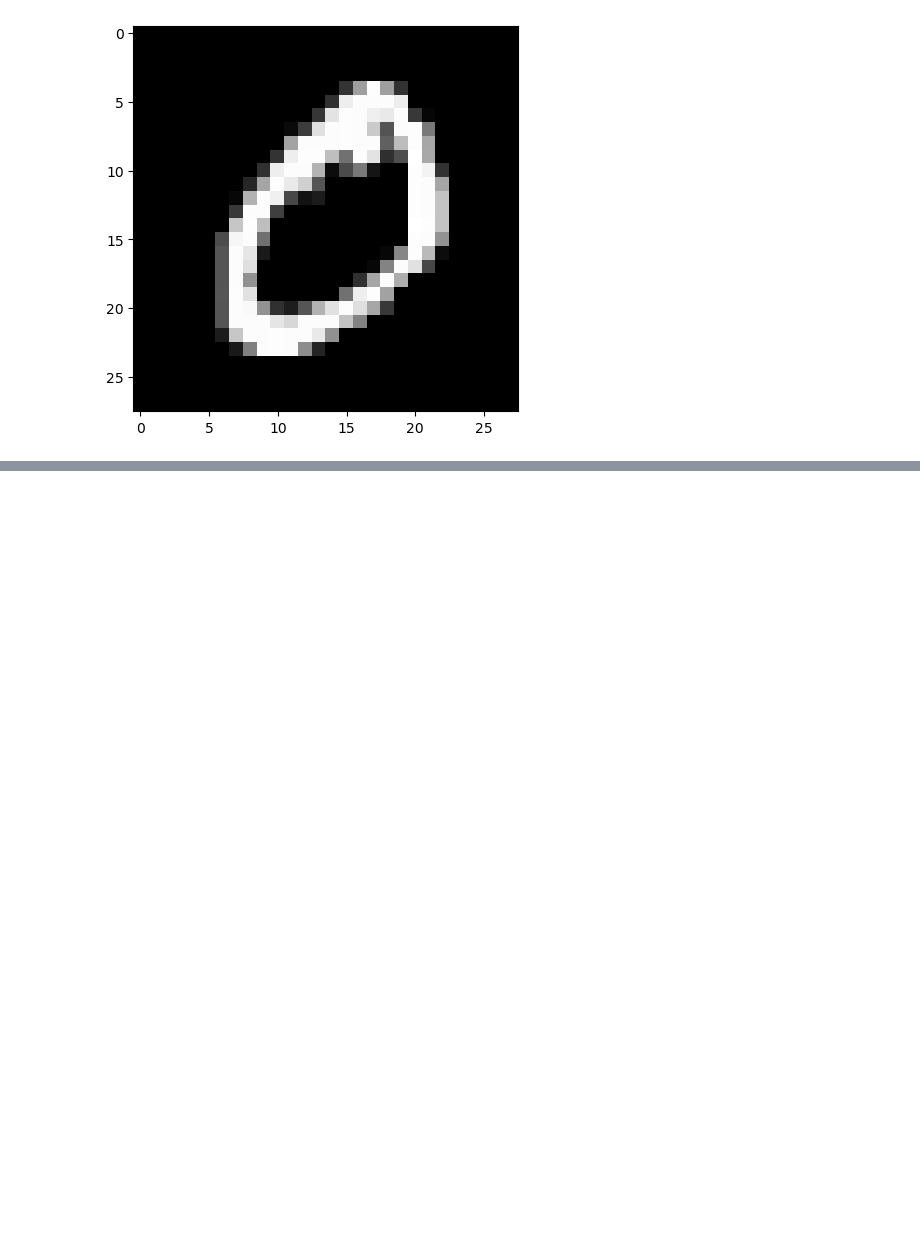
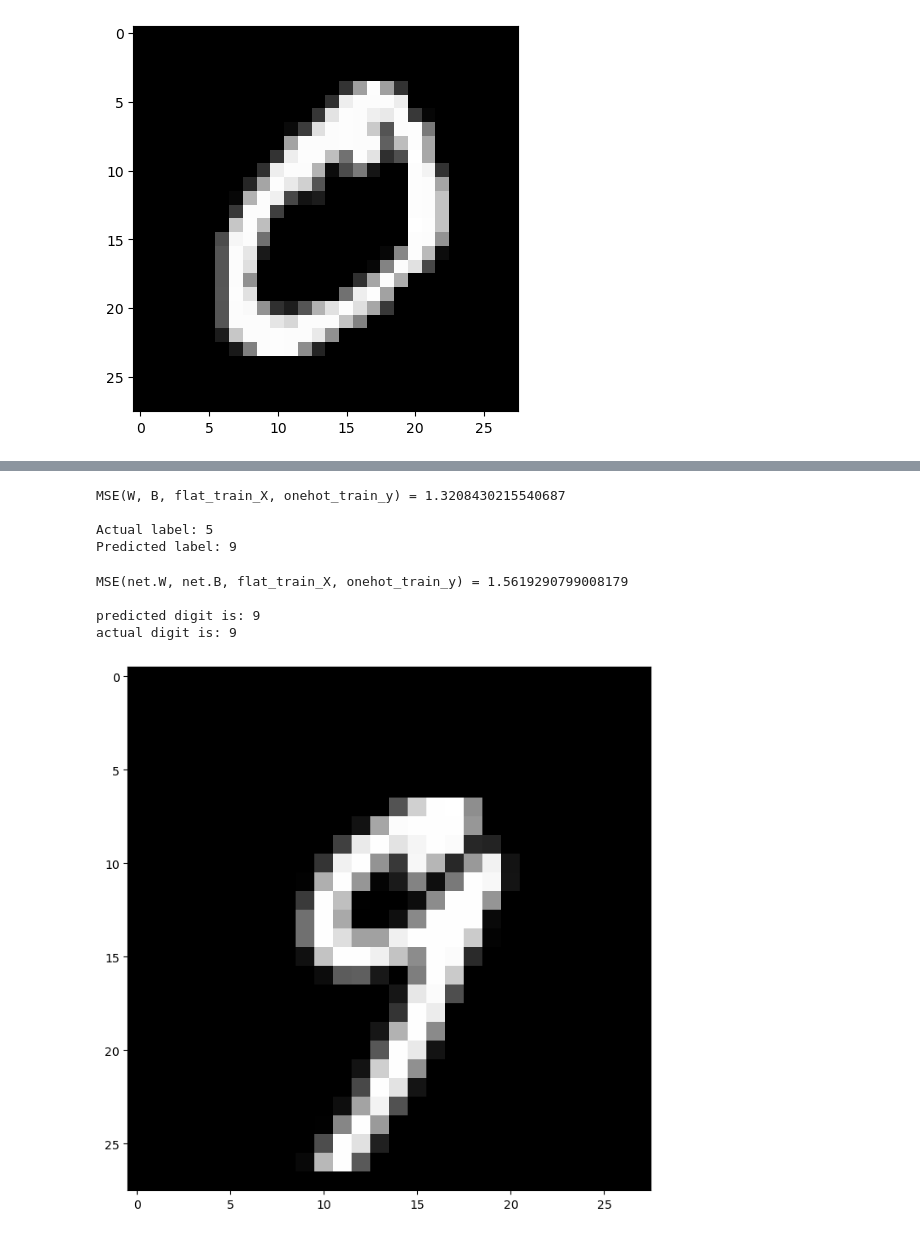
Before and after one commit to Kay-zttang/ML-Course-Notes, a Jupyter notebook: lec6_The_Dense_Neuron_Network/The_Dense_Neuron_Mode.ipynb, the cells around one changed output, grey strips where cells are left out. Cells and saved outputs as stored; diff of their text form; code cells hidden in the pictures; blank space fills up the shorter version.

```diff
--- a/lec6_The_Dense_Neuron_Network/The_Dense_Neuron_Mode.ipynb
+++ b/lec6_The_Dense_Neuron_Network/The_Dense_Neuron_Mode.ipynb
@@ -108,0 +109,24 @@ mse(y_hat, yi) = 1.7740641671146622
+# %%
+def random_experiment(W, B, data_features, data_labels):
+    i = np.random.randint(len(data_features))
+    print(f"Actual label: {np.argmax(data_labels[i])}")
+    print(f"Predicted label: {predict(W, B, data_features[i])}")
+
+
+def MSE(W, B, X, y):
+    cost = 0.0
+    m = 0
+    for xi, yi in zip(X, y):
+        a = forward_pass(W, B, xi, predict_vector = True)
+        cost += mse(a, yi)
+        m+=1
+    return cost/m
+# %%
+print(f"MSE(W, B, flat_train_X, onehot_train_y) = {MSE(W, B, flat_train_X, onehot_train_y)} \n")
+
+random_experiment(W, B, flat_train_X, onehot_train_y)
+# %% [output]
+MSE(W, B, flat_train_X, onehot_train_y) = 1.3208430215540687
+
+Actual label: 5
+Predicted label: 9
@@ -108,0 +187,22 @@ mse(y_hat, yi) = 1.7740641671146622
+# %%
+# Initialize a network with 784 input nodes, two hidden layers with 60 nodes each
+# and a output layer with 10 nodes.
+net = DenseNetwork(layers = [784, 120, 145, 120, 10])
+
+# Check the mean squared error before training
+print(f"MSE(net.W, net.B, flat_train_X, onehot_train_y) = {MSE(net.W, net.B, flat_train_X, onehot_train_y)} \n")
+
+# Make a random prediction before training
+i = np.random.randint(0, len(flat_test_X))
+prediction = net.predict(flat_test_X[i])
+print(f"predicted digit is: {prediction}")
+print(f"actual digit is: {np.argmax(onehot_test_y[i])}")
+plt.figure(figsize=(8, 8))
+plt.imshow(test_X[i], cmap="gray")
+plt.show()
+# %% [output]
+MSE(net.W, net.B, flat_train_X, onehot_train_y) = 1.5619290799008179
+
+predicted digit is: 9
+actual digit is: 9
+[figure, added]
```
Also changed, not shown: parts of 9 cells of this notebook.
